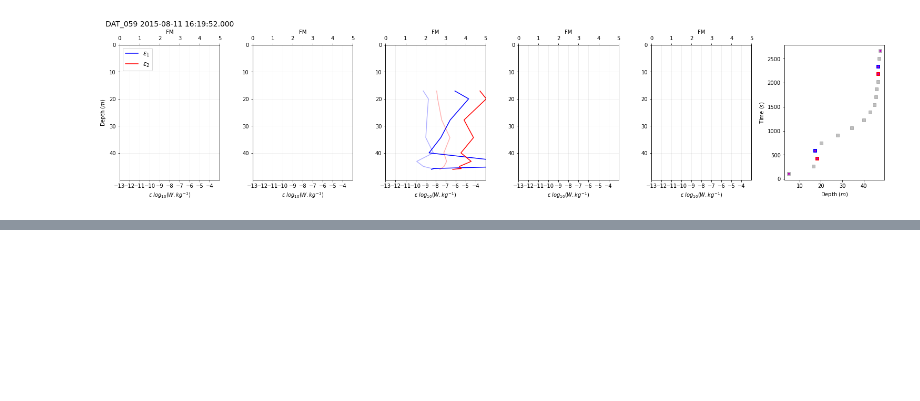
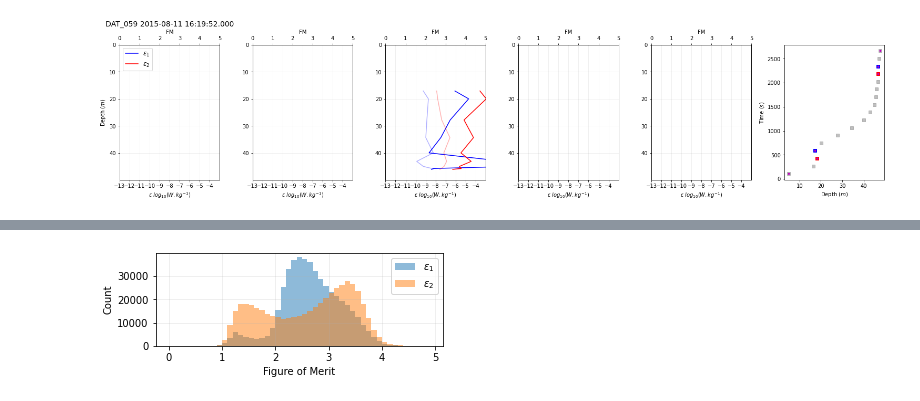
Before and after one commit to fszk/teresa, a Jupyter notebook: teresa_microrider.ipynb, the cells around one changed output, grey strips where cells are left out. Cells and saved outputs as stored; diff of their text form; code cells hidden in the pictures; blank space fills up the shorter version.

```diff
--- a/teresa_microrider.ipynb
+++ b/teresa_microrider.ipynb
@@ -800,0 +973,18 @@ plt.close(fig)
+# %%
+b = np.arange(0,5,0.1)
+fig , axs =  plt.subplots(1,1, figsize=(5,2))
+ax = axs
+ax.hist(FM1,bins=b,alpha=0.5,label='$\epsilon_1$',density=False)
+ax.hist(FM2,bins=b,alpha=0.5,label='$\epsilon_2$',density=False)
+ax.legend(fontsize=10)
+ax.grid(alpha=0.25)
+ax.set_xlabel('Figure of Merit')
+ax.set_ylabel('Count')
+
+fig.tight_layout(pad=1)
+figname = 'FM'
+fig.savefig('/Users/floriankokoszka/Desktop/data/microrider/local/'+'plots/'+ figname+ '.pdf')
+fig.savefig('/Users/floriankokoszka/Desktop/data/microrider/local/'+'plots/'+ figname+ '.png',dpi= 600)
+#plt.close(fig)
+# %% [output]
+[figure, added]
```
Also changed, not shown: parts of 13 cells of this notebook.
